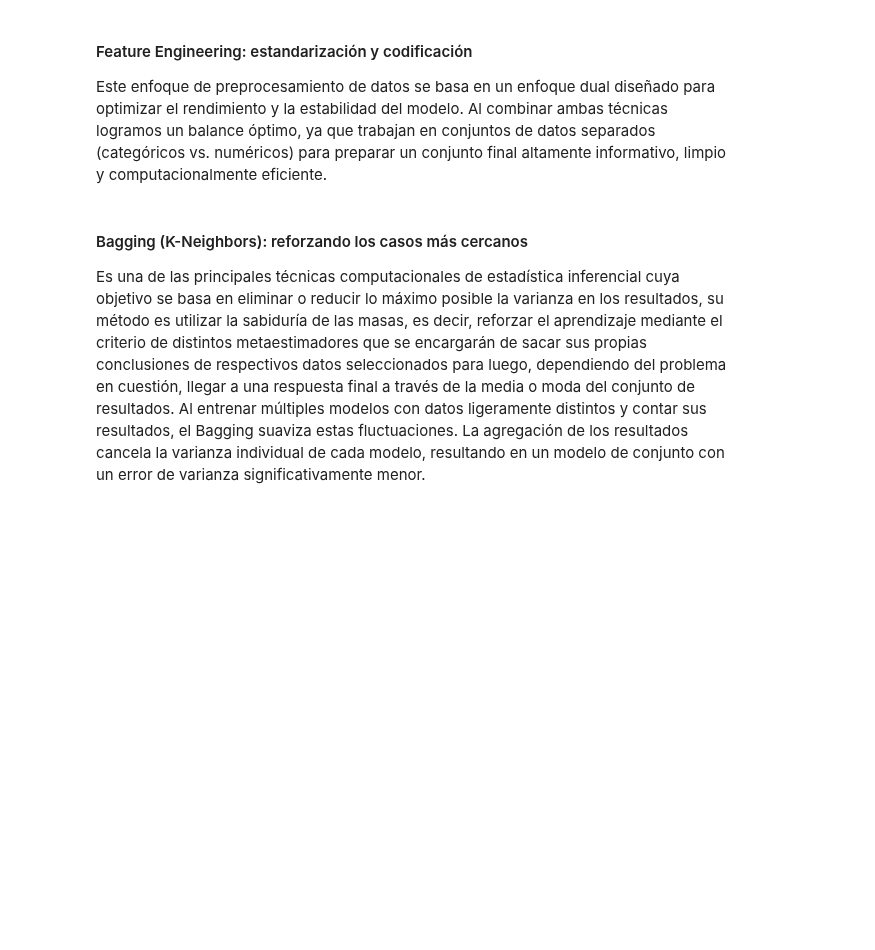
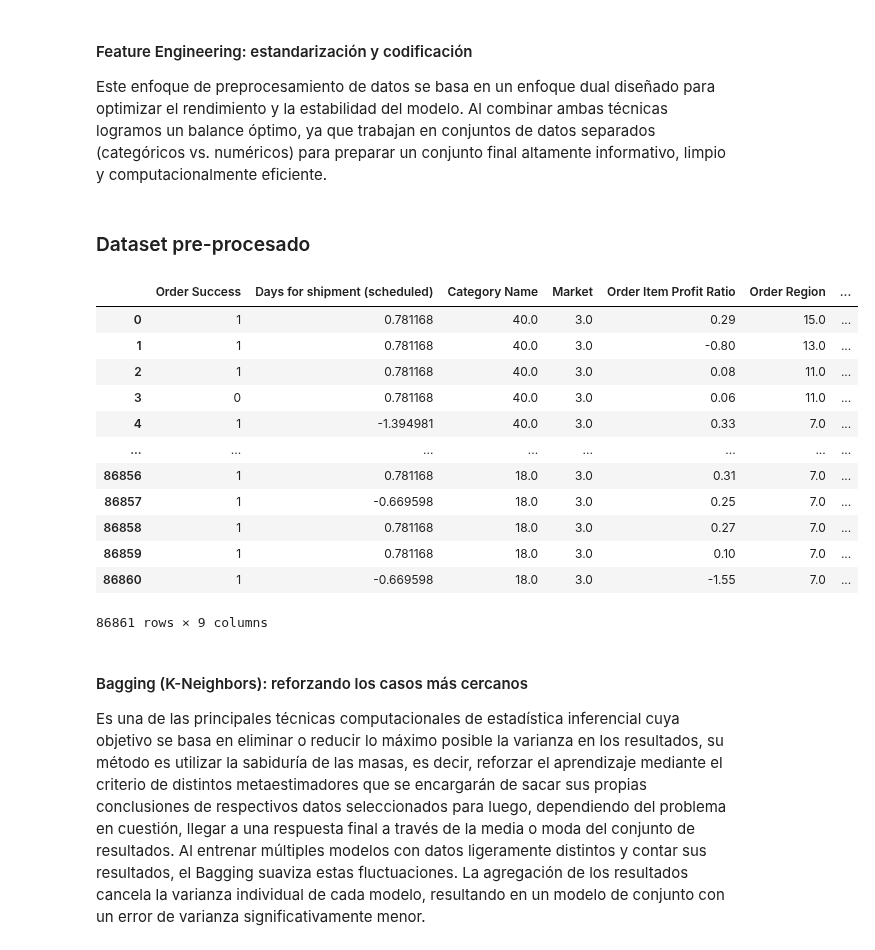
Before and after one commit to genagithub/proyecto-4, a Jupyter notebook: proyecto_4_risk_scoring.ipynb, the cells around one changed output. Cells and saved outputs as stored; diff of their text form; code cells hidden in the pictures; blank space fills up the shorter version.

```diff
--- a/proyecto_4_risk_scoring.ipynb
+++ b/proyecto_4_risk_scoring.ipynb
@@ -1,5 +1,6 @@
 # %%
 import pandas as pd
+from IPython.display import display, Markdown
 import seaborn as sns
 import matplotlib.pyplot as plt
 import numpy as np
@@ -14,14 +15,13 @@ from sklearn.neighbors import KNeighborsClassifier
 from sklearn.ensemble import BaggingClassifier
 
 
-df_original = pd.read_csv("/content/logistics_and_pricing.csv", encoding="latin-1")
+df_original = pd.read_csv("data/commercial_planning.csv", encoding="latin-1")
 
-print("-------------------------------------------------------------")
-print(df_original.info())
-print("-------------------------------------------------------------")
+display(Markdown("### Estructura y consistencia de los datos"))
+display(df_original.info())
 
 final_states = ["CLOSED", "COMPLETE", "CANCELED", "SUSPECTED_FRAUD"]
 df_original = df_original[df_original["Order Status"].isin(final_states)]
 df_original["Order Success"] = df_original["Order Status"].isin(["COMPLETE", "CLOSED"]).astype(int)
 
-print(f"Creación de la variable Target 'Order Success': {df_original["Order Success"].unique()}")
+display(Markdown(f"### Creación de la variable Target 'Order Success': {df_original["Order Success"].unique()}"))
@@ -68,22 +92,38 @@ Este enfoque de preprocesamiento de datos se basa en un enfoque dual diseñado p
 # %%
 df = df_original.copy()
 df.drop(columns=["Order Status","Order Item Discount"], inplace=True)
 df = df.reset_index(drop=True)
 
 categorical_vars = ["Category Name", "Market", "Order Region", "Shipping Mode"]
 numeric_vars = ["Days for shipment (scheduled)", "Product Price", "Discount Ratio"]
 
 scaler = StandardScaler()
 df[numeric_vars] = scaler.fit_transform(df[numeric_vars])
 
 encoder = OrdinalEncoder(handle_unknown="use_encoded_value", unknown_value=-1)
 encoder.fit(df[categorical_vars])
 df[categorical_vars] = encoder.transform(df[categorical_vars])
 
 column = df.pop("Order Success")
 df.insert(0, "Order Success", column)
 
-df
+display(Markdown("### Dataset pre-procesado"))
+display(df)
+# %% [output]
+### Dataset pre-procesado
+|  | Order Success | Days for shipment (scheduled) | Category Name | Market | Order Item Profit Ratio | Order Region | ... |
+| 0 | 1 | 0.781168 | 40.0 | 3.0 | 0.29 | 15.0 | ... |
+| 1 | 1 | 0.781168 | 40.0 | 3.0 | -0.80 | 13.0 | ... |
+| 2 | 1 | 0.781168 | 40.0 | 3.0 | 0.08 | 11.0 | ... |
+| 3 | 0 | 0.781168 | 40.0 | 3.0 | 0.06 | 11.0 | ... |
+| 4 | 1 | -1.394981 | 40.0 | 3.0 | 0.33 | 7.0 | ... |
+| ... | ... | ... | ... | ... | ... | ... | ... |
+| 86856 | 1 | 0.781168 | 18.0 | 3.0 | 0.31 | 7.0 | ... |
+| 86857 | 1 | -0.669598 | 18.0 | 3.0 | 0.25 | 7.0 | ... |
+| 86858 | 1 | 0.781168 | 18.0 | 3.0 | 0.27 | 7.0 | ... |
+| 86859 | 1 | 0.781168 | 18.0 | 3.0 | 0.10 | 7.0 | ... |
+| 86860 | 1 | -0.669598 | 18.0 | 3.0 | -1.55 | 7.0 | ... |
+86861 rows × 9 columns
 # %% [markdown]
 #### Bagging (K-Neighbors): reforzando los casos más cercanos
 Es una de las principales técnicas computacionales de estadística inferencial cuya objetivo se basa en eliminar o reducir lo máximo posible la varianza en los resultados, su método es utilizar la sabiduría de las masas, es decir, reforzar el aprendizaje mediante el criterio de distintos metaestimadores que se encargarán de sacar sus propias conclusiones de respectivos datos seleccionados para luego, dependiendo del problema en cuestión, llegar a una respuesta final a través de la media o moda del conjunto de resultados. Al entrenar múltiples modelos con datos ligeramente distintos y contar sus resultados, el Bagging suaviza estas fluctuaciones. La agregación de los resultados cancela la varianza individual de cada modelo, resultando en un modelo de conjunto con un error de varianza significativamente menor.
```
Also changed, not shown: parts of 3 cells of this notebook.
